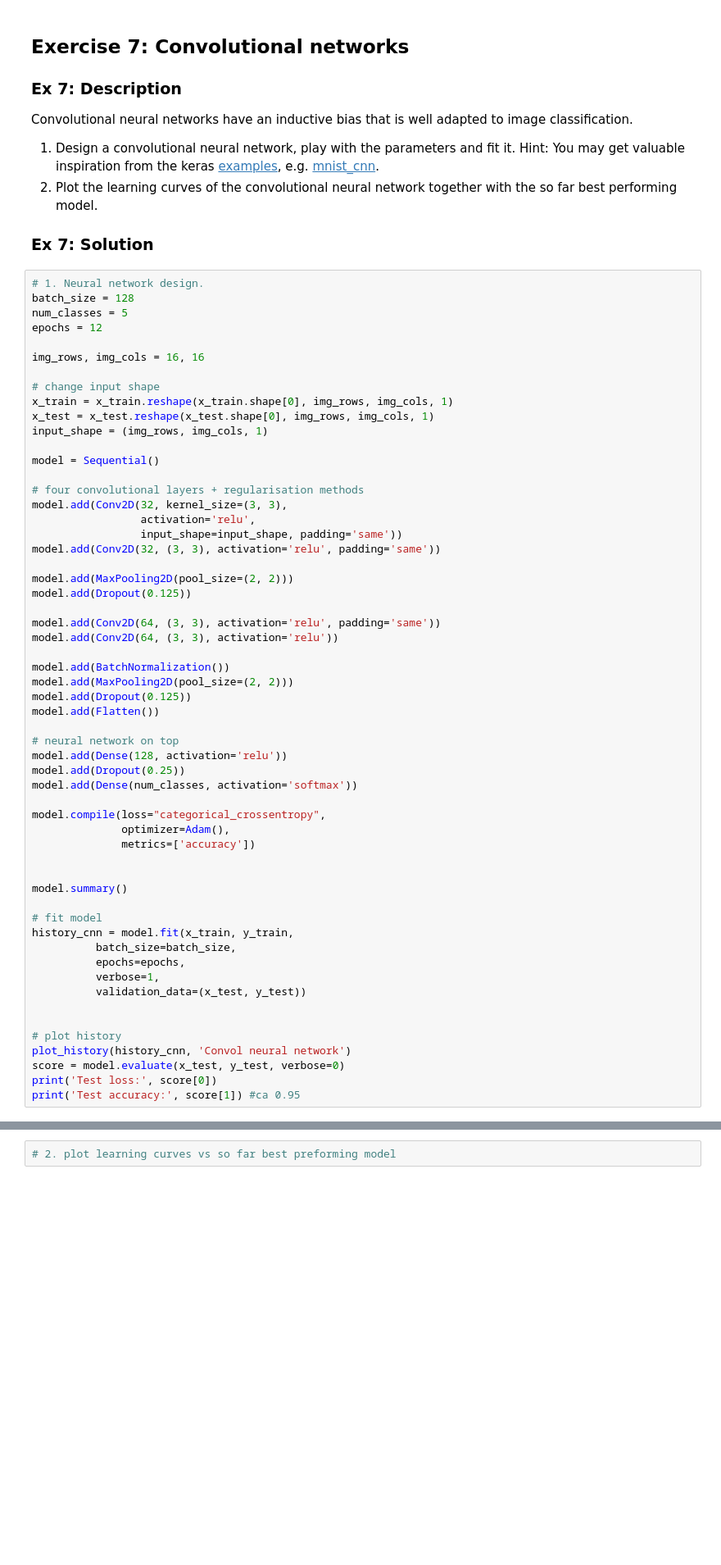
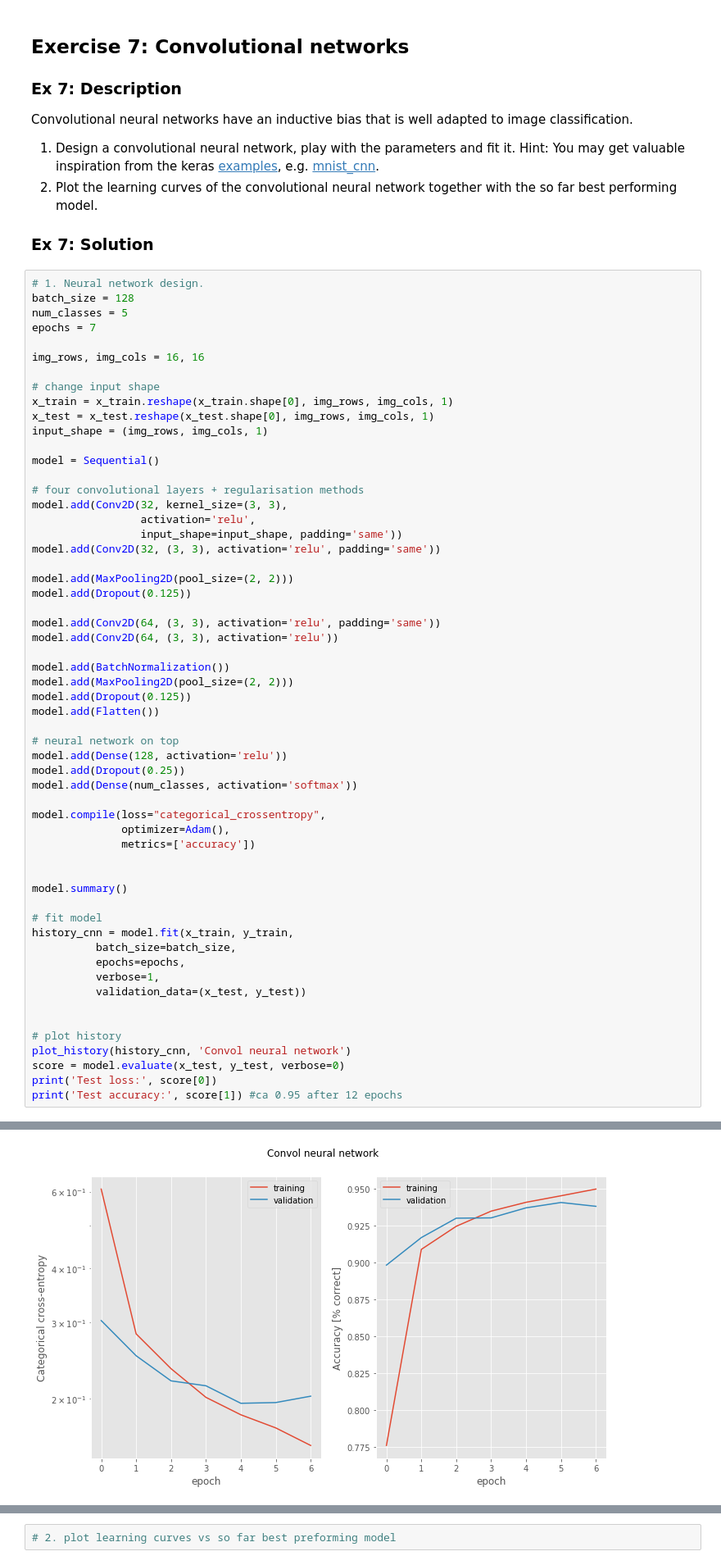
Before and after one commit to lguillain/Artificial-Neural-Networks, a Jupyter notebook: miniproject1/miniproject1.ipynb, the cells around one changed output, grey strips where cells are left out. Shown at 82% size. Saved outputs shown, nothing was run; the diff lists cells and outputs as text; blank space fills up the shorter version.

```diff
--- a/miniproject1/miniproject1.ipynb
+++ b/miniproject1/miniproject1.ipynb
@@ -1189,7 +1238,7 @@ Convolutional neural networks have an inductive bias that is well adapted to ima
 # 1. Neural network design.
 batch_size = 128
 num_classes = 5
-epochs = 12
+epochs = 7
 
 img_rows, img_cols = 16, 16
 
@@ -1241,4 +1290,5 @@ history_cnn = model.fit(x_train, y_train,
 plot_history(history_cnn, 'Convol neural network')
 score = model.evaluate(x_test, y_test, verbose=0)
 print('Test loss:', score[0])
-print('Test accuracy:', score[1]) #ca 0.95
+print('Test accuracy:', score[1]) #ca 0.95 after 12 epochs
+# %% [output]
@@ -1244,0 +1312 @@ print('Test accuracy:', score[1]) #ca 0.95
+[figure, added]
```
Also changed, not shown: parts of 9 cells of this notebook, 3 other files.
